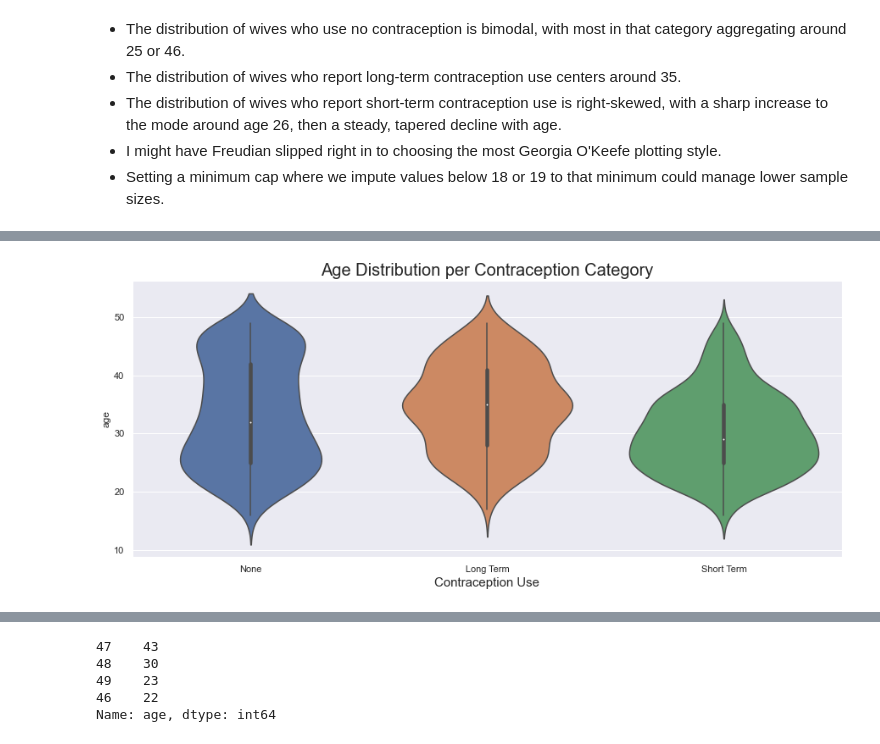
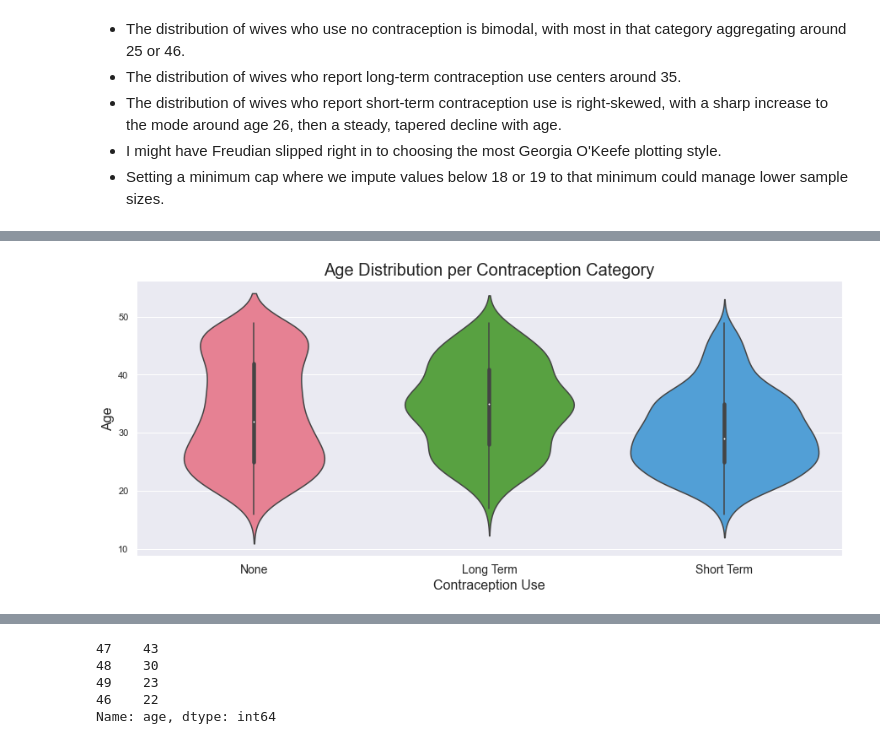
Before and after one commit to mike-flanagan/contraceptive-use-in-indonesia, a Jupyter notebook: MIKE_EDA.ipynb, the cells around one changed output, grey strips where cells are left out. Saved outputs shown, nothing was run; the diff lists cells and outputs as text; code cells hidden in the pictures.

```diff
--- a/MIKE_EDA.ipynb
+++ b/MIKE_EDA.ipynb
@@ -104,6 +104,11 @@ df['chil'] = np.where(df.chil > 11,
 df['wife_more_edu'] = np.where(df.edu >= df.hus_edu,
                               1,
                               0)
+
+df['neet'] = np.where((df.edu == 1)
+                    & (df.work == 1),
+                         1,
+                         0)
 # %%
 df.wife_more_edu.value_counts()
 # %% [output]
@@ -203,3 +208,12 @@ target variable is contraceptive method
 - The distribution of wives who report short-term contraception use is right-skewed, with a sharp increase to the mode around age 26, then a steady, tapered decline with age.
 - I might have Freudian slipped right in to choosing the most Georgia O'Keefe plotting style.
 - Setting a minimum cap where we impute values below 18 or 19 to that minimum could manage lower sample sizes.
+# %%
+sns.set_palette("husl",3)
+fig, ax = plt.subplots(figsize=(8,8))
+ax.set_title('Age Distribution per Contraception Category', size = 20)
+sns.violinplot(x= df.age, y = df.cmc, orient='h')
+plt.yticks(np.arange(3), ['None', 'Long-term', 'Short-term'], size = 14, rotation = 90)
+ax.set_xlabel('Age', size=16)
+ax.set_ylabel('Contraception Use', size=16)
+plt.show();
@@ -206,9 +222,11 @@ target variable is contraceptive method
 # %%
+sns.set_palette("husl",3)
 fig, ax = plt.subplots(figsize=(15,6))
 ax.set_title('Age Distribution per Contraception Category', size = 20)
-sns.violinplot(x= df.cm, y=df.age, orient='v')
-plt.xticks(np.arange(3), ['None', 'Long Term', 'Short Term'])
-ax.set_xlabel('Contraception Use', size=15)
+sns.violinplot(x= df.cmc, y=df.age, orient='v')
+plt.xticks(np.arange(3), ['None', 'Long Term', 'Short Term'], size = 14)
+ax.set_xlabel('Contraception Use', size=16)
+ax.set_ylabel('Age', size=16)
 plt.show();
 # %% [output]
-[figure, old version]
+[figure, new version]
```
Also changed, not shown: parts of 15 cells of this notebook.
